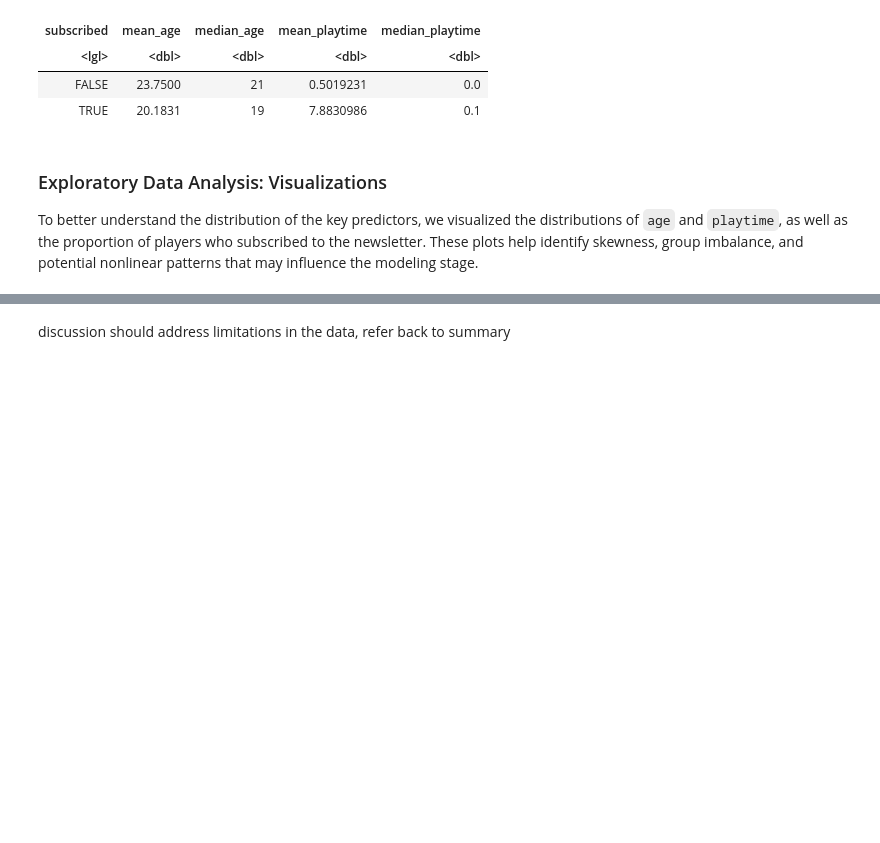
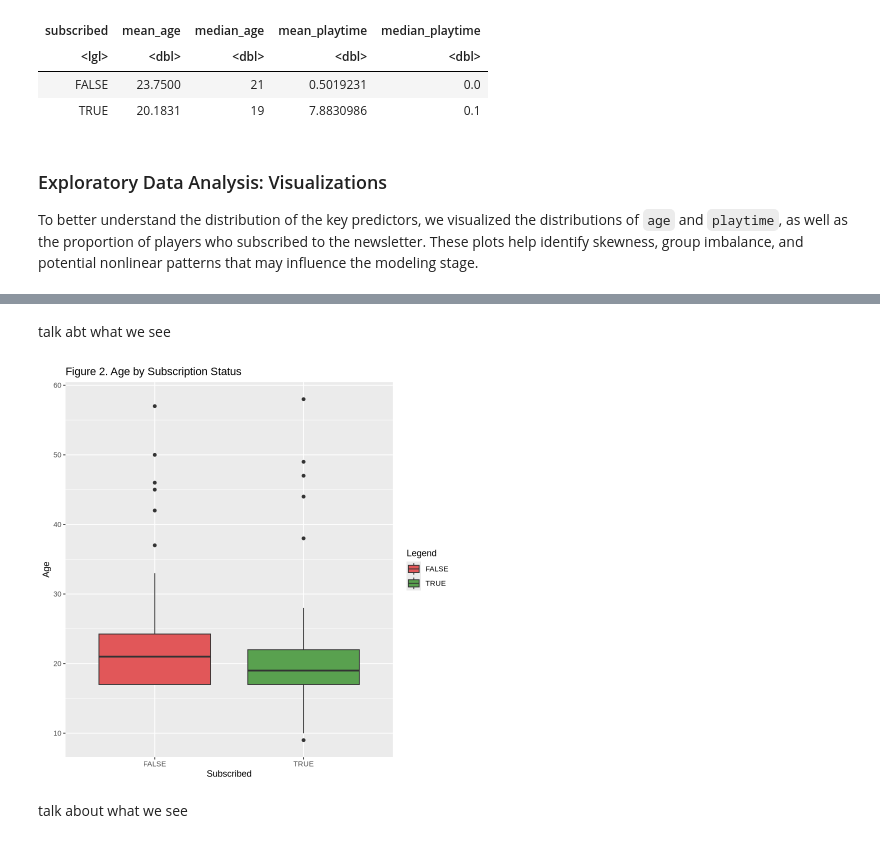
Before and after one commit to cassidoi/dsci-100-2025w1-group36-cassidy, a Jupyter notebook: project_final_report.ipynb, the cells around one changed output, grey strips where cells are left out. Drawn from its saved outputs; the diff is of its cells as text; code cells hidden in the pictures; blank space fills up the shorter version.

```diff
--- a/project_final_report.ipynb
+++ b/project_final_report.ipynb
@@ -165,2 +158,12 @@ ggplot(players_clean, aes(x = age)) +
+# %% [markdown]
+talk abt what we see
+# %%
+ggplot(players_clean, aes(x = subscribed, y = age, fill = subscribed)) +
+  geom_boxplot() +
+  scale_fill_manual(values = c("FALSE" = "#E15759", "TRUE" = "#59A14F"), name = "Legend") +
+  labs(title = "Figure 2. Age by Subscription Status", x = "Subscribed",y = "Age") +
+  theme(legend.position = "right")
+# %% [output]
+[figure, added]
 # %% [markdown]
-discussion should address limitations in the data, refer back to summary
+talk about what we see
```
Also changed, not shown: parts of 4 cells of this notebook.
